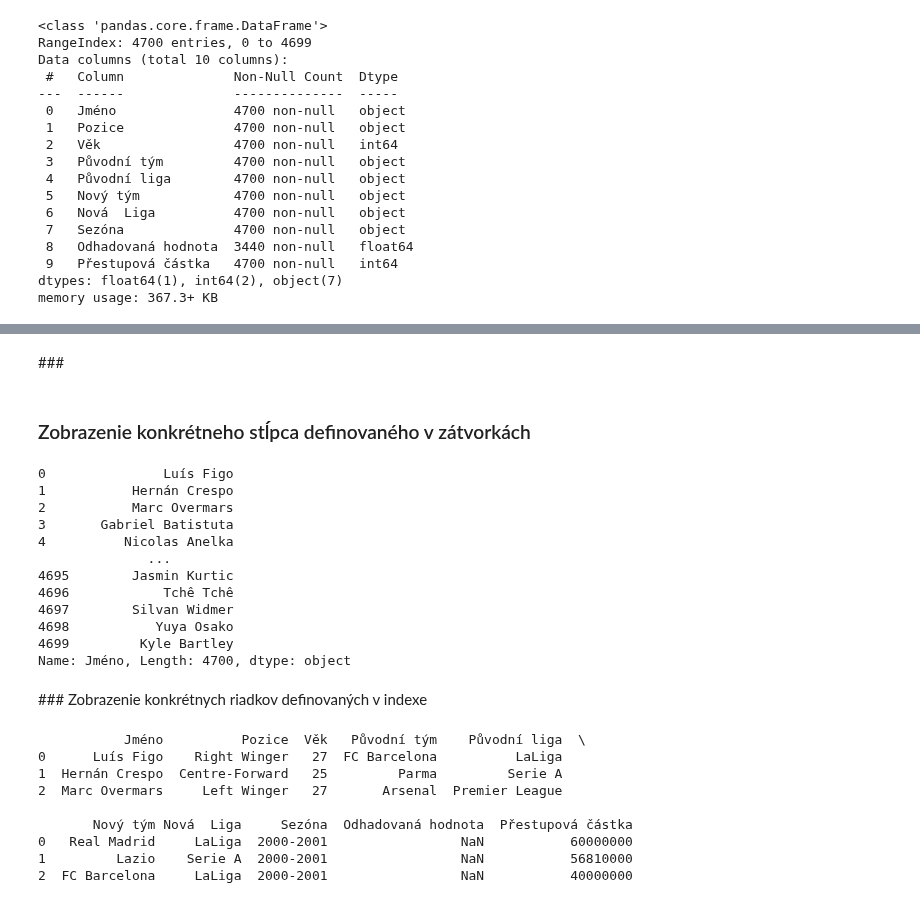
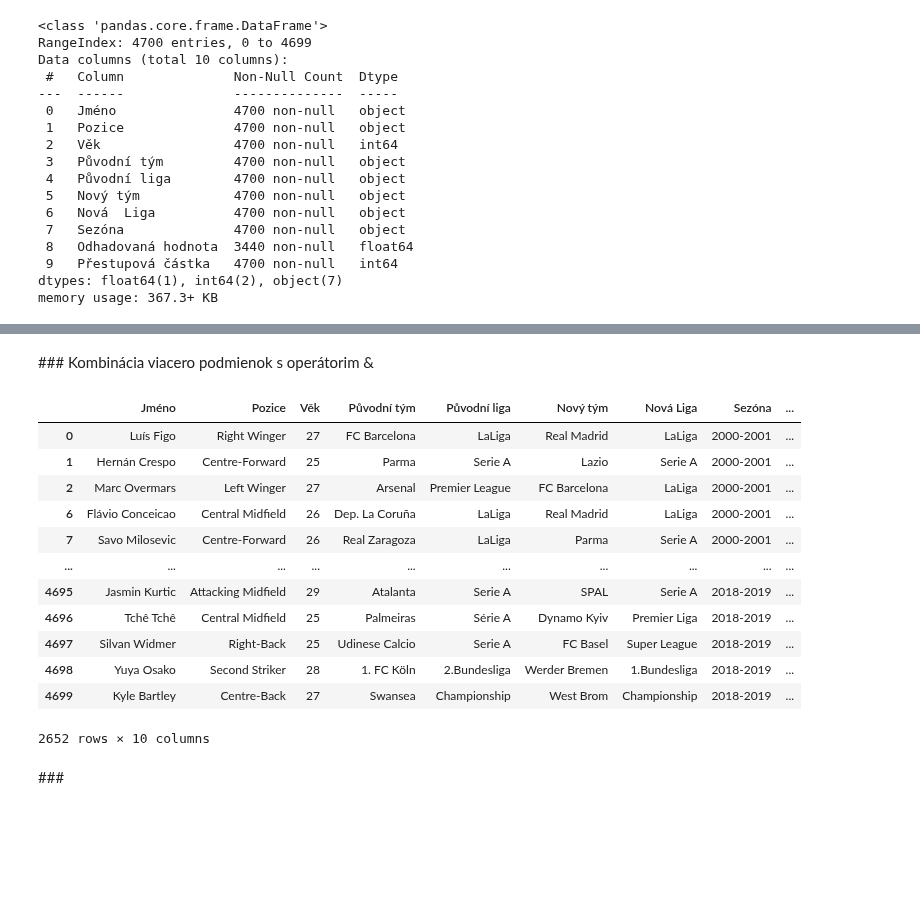
Before and after one commit to Rosko00/Pandas_beginner, a Jupyter notebook: 02_zobrazovanie_udajov.ipynb, the cells around one changed output, grey strips where cells are left out. Drawn from its saved outputs; the diff is of its cells as text; code cells hidden in the pictures; blank space fills up the shorter version.

```diff
--- a/02_zobrazovanie_udajov.ipynb
+++ b/02_zobrazovanie_udajov.ipynb
@@ -59,33 +139,24 @@ df.sample (10)
+# %% [markdown]
+### Kombinácia viacero podmienok s operátorim &
+# %%
+# Zobrazia sa všetky riadky z DataFrame
+# Podľa argumentu v stĺpci 'Věk'
+# Argument_1 zobraz 24 ročných a starších
+# Argument_2 zobraz 30 ročných a mladších
+df.loc[(df['Věk'] >= 24) & (df['Věk'] <= 30)]
+# %% [output]
+|  | Jméno | Pozice | Věk | Původní tým | Původní liga | Nový tým | Nová Liga | Sezóna | ... |
+| 0 | Luís Figo | Right Winger | 27 | FC Barcelona | LaLiga | Real Madrid | LaLiga | 2000-2001 | ... |
+| 1 | Hernán Crespo | Centre-Forward | 25 | Parma | Serie A | Lazio | Serie A | 2000-2001 | ... |
+| 2 | Marc Overmars | Left Winger | 27 | Arsenal | Premier League | FC Barcelona | LaLiga | 2000-2001 | ... |
+| 6 | Flávio Conceicao | Central Midfield | 26 | Dep. La Coruña | LaLiga | Real Madrid | LaLiga | 2000-2001 | ... |
+| 7 | Savo Milosevic | Centre-Forward | 26 | Real Zaragoza | LaLiga | Parma | Serie A | 2000-2001 | ... |
+| ... | ... | ... | ... | ... | ... | ... | ... | ... | ... |
+| 4695 | Jasmin Kurtic | Attacking Midfield | 29 | Atalanta | Serie A | SPAL | Serie A | 2018-2019 | ... |
+| 4696 | Tchê Tchê | Central Midfield | 25 | Palmeiras | Série A | Dynamo Kyiv | Premier Liga | 2018-2019 | ... |
+| 4697 | Silvan Widmer | Right-Back | 25 | Udinese Calcio | Serie A | FC Basel | Super League | 2018-2019 | ... |
+| 4698 | Yuya Osako | Second Striker | 28 | 1. FC Köln | 2.Bundesliga | Werder Bremen | 1.Bundesliga | 2018-2019 | ... |
+| 4699 | Kyle Bartley | Centre-Back | 27 | Swansea | Championship | West Brom | Championship | 2018-2019 | ... |
+2652 rows × 10 columns
 # %% [markdown]
 ###
-# %% [markdown]
-### Zobrazenie konkrétneho stĺpca definovaného v zátvorkách
-# %%
-print (df['Jméno'])
-# %% [output]
-0               Luís Figo
-1           Hernán Crespo
-2           Marc Overmars
-3       Gabriel Batistuta
-4          Nicolas Anelka
-              ...
-4695        Jasmin Kurtic
-4696            Tchê Tchê
-4697        Silvan Widmer
-4698           Yuya Osako
-4699         Kyle Bartley
-Name: Jméno, Length: 4700, dtype: object
-# %% [markdown]
-### Zobrazenie konkrétnych riadkov definovaných v indexe
-# %%
-print (df[0:3]) # Zobrazenie rozpetie definovaných riadkov 0,1,2
-# %% [output]
-           Jméno          Pozice  Věk   Původní tým    Původní liga  \
-0      Luís Figo    Right Winger   27  FC Barcelona          LaLiga
-1  Hernán Crespo  Centre-Forward   25         Parma         Serie A
-2  Marc Overmars     Left Winger   27       Arsenal  Premier League
-
-       Nový tým Nová  Liga     Sezóna  Odhadovaná hodnota  Přestupová částka
-0   Real Madrid     LaLiga  2000-2001                 NaN           60000000
-1         Lazio    Serie A  2000-2001                 NaN           56810000
-2  FC Barcelona     LaLiga  2000-2001                 NaN           40000000
```
Also changed, not shown: parts of 20 cells of this notebook.
